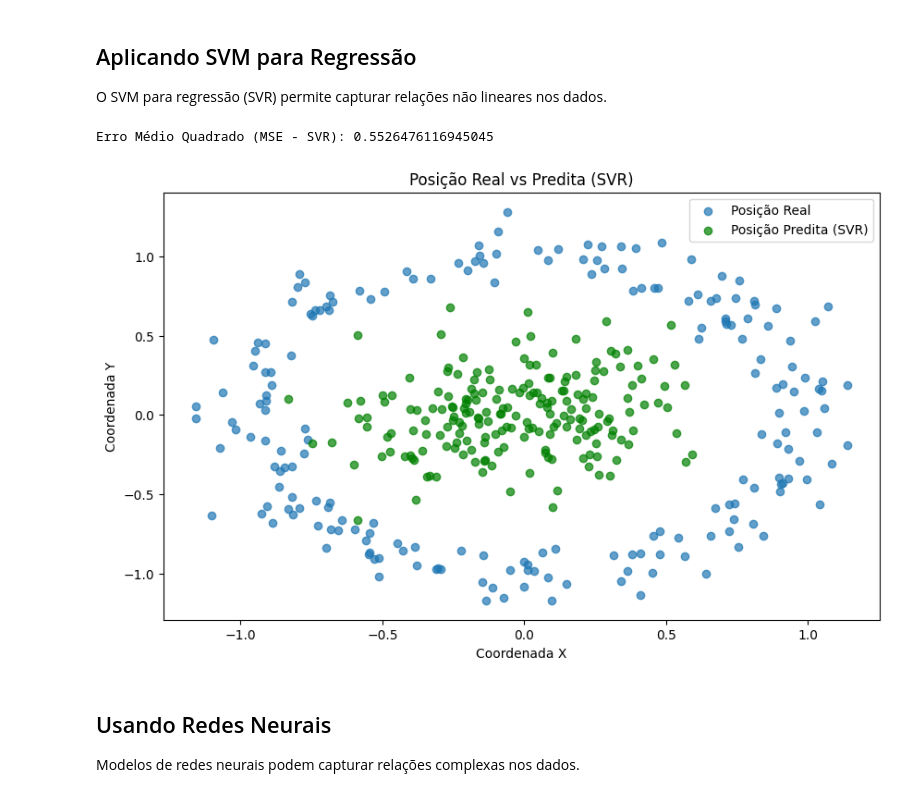
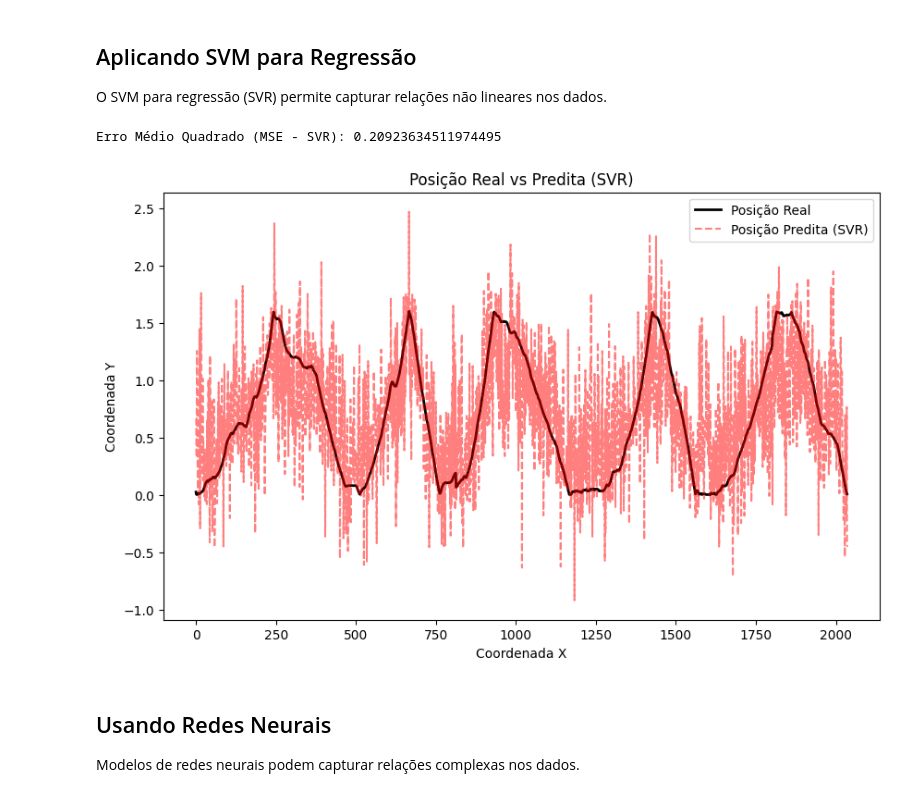
Before and after one commit to lucaase/brain-decoding, a Jupyter notebook: modified_course_notebook.ipynb, the cells around one changed output. Drawn from its saved outputs; the diff is of its cells as text; code cells hidden in the pictures.

```diff
--- a/modified_course_notebook.ipynb
+++ b/modified_course_notebook.ipynb
@@ -367,26 +427,24 @@ Começamos com um modelo simples de regressão linear para prever as coordenadas
 # %%
-from sklearn.linear_model import LinearRegression
-from sklearn.metrics import mean_squared_error
-
-# Modelo de regressão linear
+# Modelo de regressão linear para os dados de posição
 linear_model = LinearRegression()
-linear_model.fit(X_train, y_train)
+linear_model.fit(neural_train, label_train[:, 0])
 
 # Predição
-y_pred = linear_model.predict(X_test)
+y_pred = linear_model.predict(neural_test)
 
 # Avaliação
-mse = mean_squared_error(y_test, y_pred)
+mse = mean_squared_error(label_test[:, 0], y_pred)
 print(f"Erro Médio Quadrado (MSE): {mse}")
 
+# give me the median error in cm
+print(f"Erro mediano de posição: {np.median(np.abs(label_test[:, 0] - y_pred)) * 100} cm")
+
 # Visualizando a posição real vs predita
-import matplotlib.pyplot as plt
-
 plt.figure(figsize=(10, 6))
-plt.scatter(y_test[:, 0], y_test[:, 1], label="Posição Real", alpha=0.7)
-plt.scatter(y_pred[:, 0], y_pred[:, 1], label="Posição Predita", alpha=0.7, color="red")
-plt.xlabel("Coordenada X")
-plt.ylabel("Coordenada Y")
+plt.plot(label_test[:, 0], label='Posição Real', color='black', linewidth=2)
+plt.plot(y_pred, label='Posição Predita', color='red', linestyle='--', alpha=0.5)
+plt.xlabel("Tempo")
+plt.ylabel("Posição")
 plt.title("Posição Real vs Predita (Regressão Linear)")
 plt.legend()
 plt.show()
@@ -399,29 +458,29 @@ Erro Médio Quadrado (MSE): 0.525824820118638
 O SVM para regressão (SVR) permite capturar relações não lineares nos dados.
 # %%
 from sklearn.svm import SVR
-from sklearn.multioutput import MultiOutputRegressor
 
 # Modelo de regressão com SVR
-svr_model = MultiOutputRegressor(SVR(kernel='rbf'))
-svr_model.fit(X_train, y_train)
+svr_model = SVR(kernel='rbf', C=100, gamma=0.1, epsilon=.1)
+svr_model.fit(neural_train, label_train[:, 0])
 
 # Predição e Avaliação
-y_pred_svr = svr_model.predict(X_test)
-mse_svr = mean_squared_error(y_test, y_pred_svr)
+y_pred_svr = svr_model.predict(neural_test)
+mse_svr = mean_squared_error(label_test[:, 0], y_pred_svr)
 print(f"Erro Médio Quadrado (MSE - SVR): {mse_svr}")
+print(f"Erro mediano de posição (SVR): {np.median(np.abs(label_test[:, 0] - y_pred_svr)) * 100} cm")
 
 # Visualização
 plt.figure(figsize=(10, 6))
-plt.scatter(y_test[:, 0], y_test[:, 1], label="Posição Real", alpha=0.7)
-plt.scatter(y_pred_svr[:, 0], y_pred_svr[:, 1], label="Posição Predita (SVR)", alpha=0.7, color="green")
+plt.plot(label_test[:, 0], label='Posição Real', color='black', linewidth=2)
+plt.plot(y_pred_svr, label='Posição Predita (SVR)', color='red', linestyle='--', alpha=0.5)
 plt.xlabel("Coordenada X")
 plt.ylabel("Coordenada Y")
 plt.title("Posição Real vs Predita (SVR)")
 plt.legend()
 plt.show()
 # %% [output]
-Erro Médio Quadrado (MSE - SVR): 0.5526476116945045
+Erro Médio Quadrado (MSE - SVR): 0.20923634511974495
-[figure, old version]
+[figure, new version]
 # %% [markdown]
 ## Usando Redes Neurais
 
```
Also changed, not shown: parts of 40 cells of this notebook.
